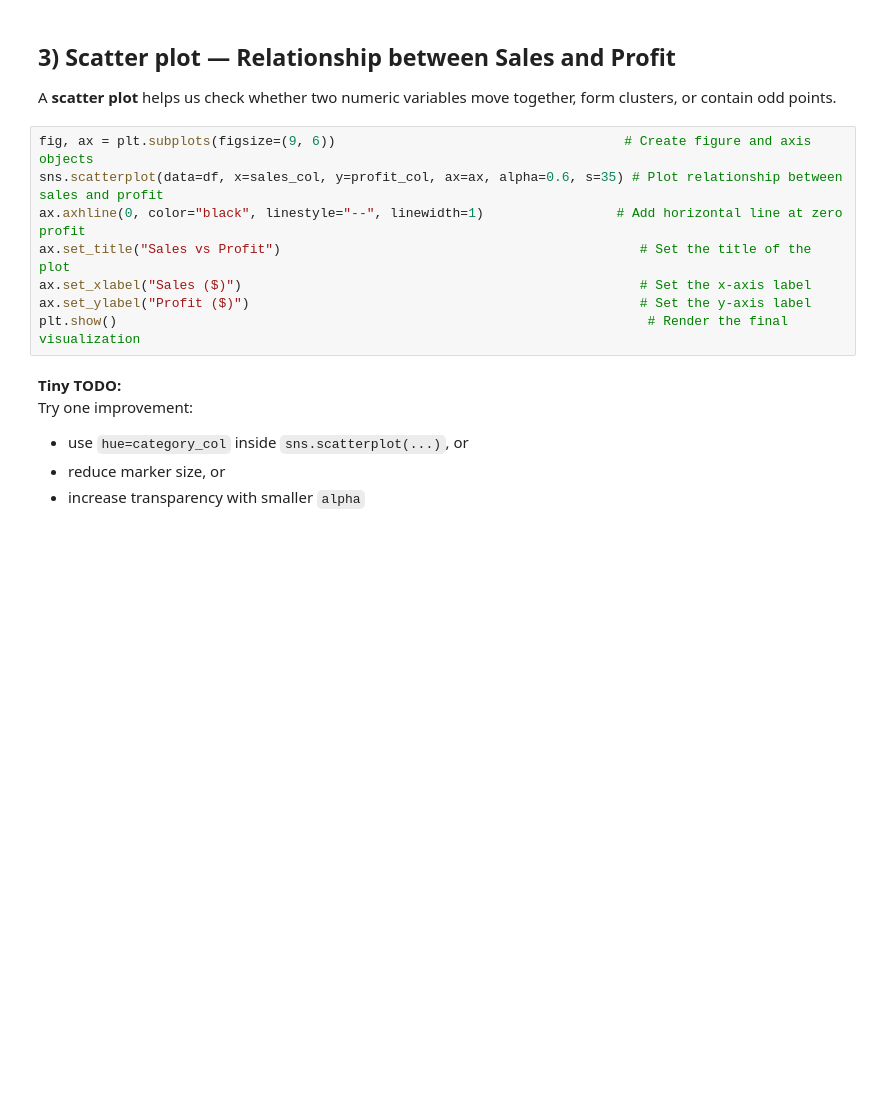
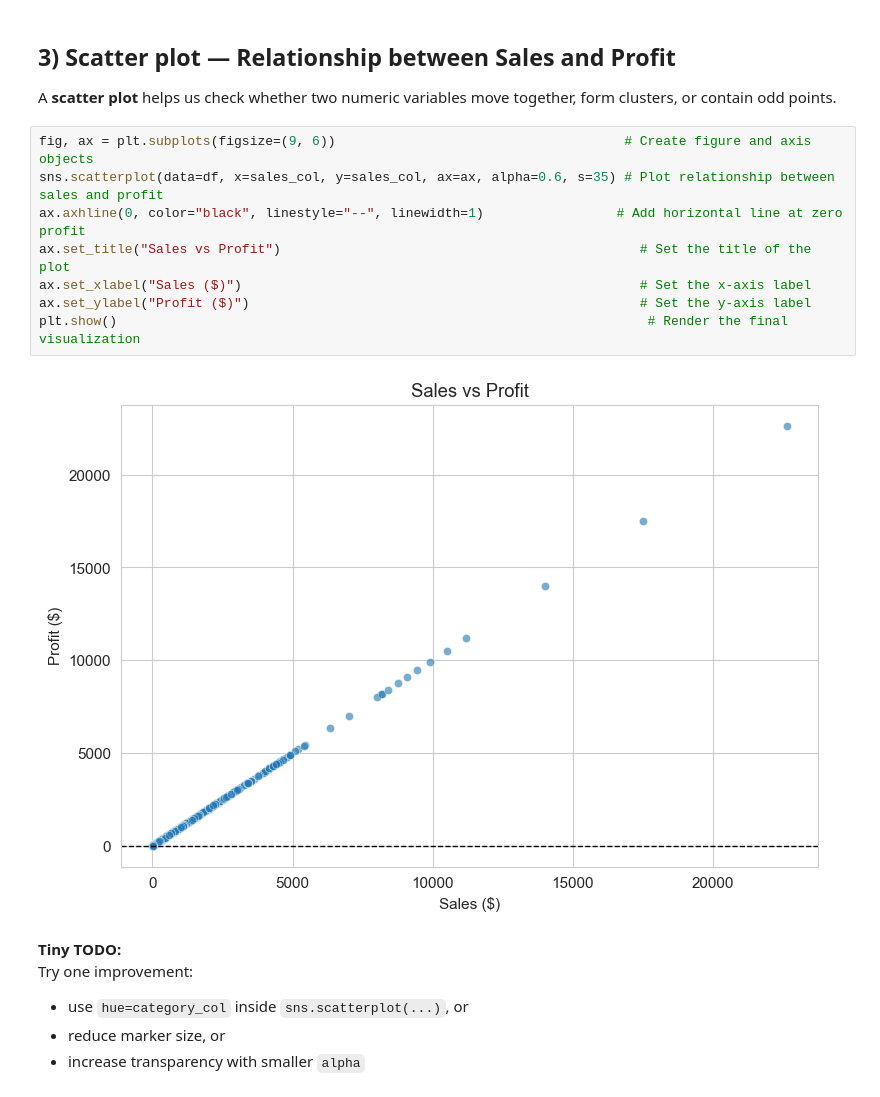
Before and after one commit to Kaizen-is/AI-and-ML-Practicum, a Jupyter notebook: Data Visualization/m2_c3_visualization_level1_guided.ipynb, the cells around one changed output. Cells and saved outputs as stored; diff of their text form; blank space fills up the shorter version.

```diff
--- a/Data Visualization/m2_c3_visualization_level1_guided.ipynb
+++ b/Data Visualization/m2_c3_visualization_level1_guided.ipynb
@@ -222,12 +298,14 @@ Write 2 short sentences:
 A **scatter plot** helps us check whether two numeric variables move together, form clusters, or contain odd points.
 # %%
 fig, ax = plt.subplots(figsize=(9, 6))                                     # Create figure and axis objects
-sns.scatterplot(data=df, x=sales_col, y=profit_col, ax=ax, alpha=0.6, s=35) # Plot relationship between sales and profit
+sns.scatterplot(data=df, x=sales_col, y=sales_col, ax=ax, alpha=0.6, s=35) # Plot relationship between sales and profit
 ax.axhline(0, color="black", linestyle="--", linewidth=1)                 # Add horizontal line at zero profit
 ax.set_title("Sales vs Profit")                                              # Set the title of the plot
 ax.set_xlabel("Sales ($)")                                                   # Set the x-axis label
 ax.set_ylabel("Profit ($)")                                                  # Set the y-axis label
 plt.show()                                                                    # Render the final visualization
+# %% [output]
+[figure, added]
 # %% [markdown]
 **Tiny TODO:**
 Try one improvement:
```
Also changed, not shown: parts of 14 cells of this notebook, 2 other files.
